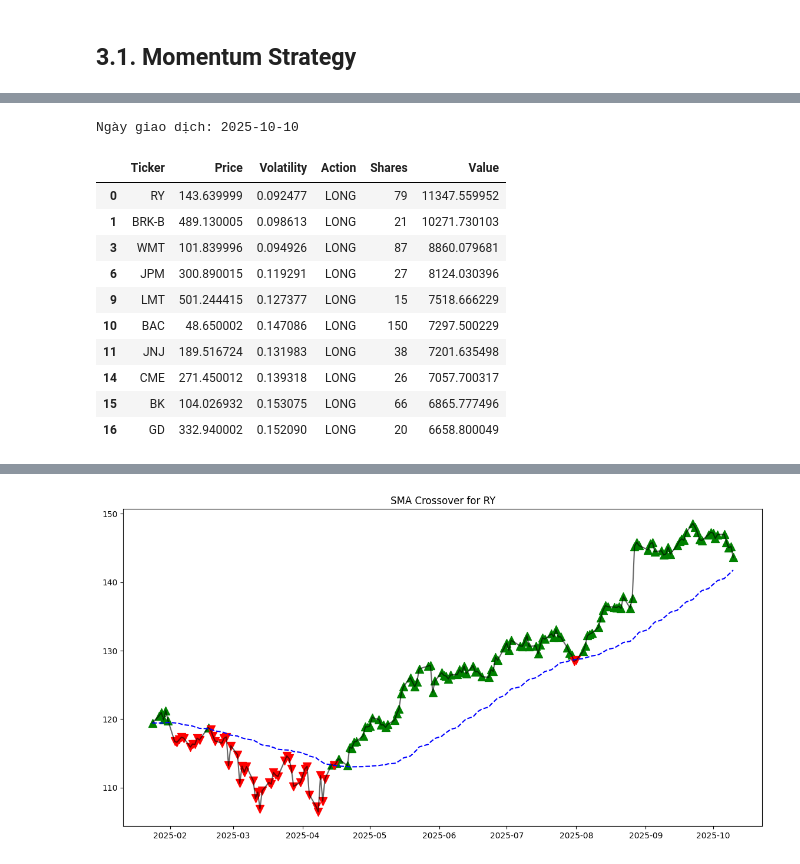
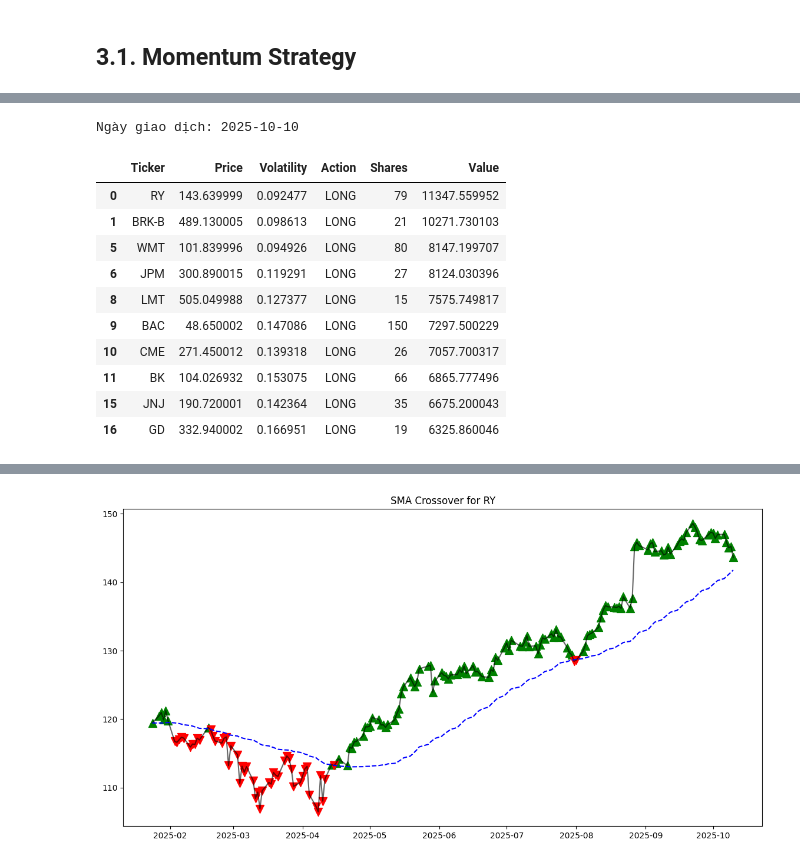
Before and after one commit to buibaongan/CF_Ngan23280071_Dung23280048, a Jupyter notebook: scripts-Final.ipynb, the cells around one changed output, grey strips where cells are left out. Cells and saved outputs as stored; diff of their text form; code cells hidden in the pictures.

```diff
--- a/scripts-Final.ipynb
+++ b/scripts-Final.ipynb
@@ -179,16 +178,0 @@ Ngày giao dịch: 2025-10-10
-# %%
-top_long, top_short = strategy.get_top_portfolio(top_n=10)
-top_long
-# %% [output]
-Ngày giao dịch: 2025-10-10
-|  | Ticker | Price | Volatility | Action | Shares | Value |
-| 0 | RY | 143.639999 | 0.092477 | LONG | 79 | 11347.559952 |
-| 1 | BRK-B | 489.130005 | 0.098613 | LONG | 21 | 10271.730103 |
-| 3 | WMT | 101.839996 | 0.094926 | LONG | 87 | 8860.079681 |
-| 6 | JPM | 300.890015 | 0.119291 | LONG | 27 | 8124.030396 |
-| 9 | LMT | 501.244415 | 0.127377 | LONG | 15 | 7518.666229 |
-| 10 | BAC | 48.650002 | 0.147086 | LONG | 150 | 7297.500229 |
-| 11 | JNJ | 189.516724 | 0.131983 | LONG | 38 | 7201.635498 |
-| 14 | CME | 271.450012 | 0.139318 | LONG | 26 | 7057.700317 |
-| 15 | BK | 104.026932 | 0.153075 | LONG | 66 | 6865.777496 |
-| 16 | GD | 332.940002 | 0.152090 | LONG | 20 | 6658.800049 |
@@ -196,0 +179,16 @@ top_short
+# %%
+long_df, short_df = strategy.get_portfolio(top_n=10)
+long_df.head(10)
+# %% [output]
+Ngày giao dịch: 2025-10-10
+|  | Ticker | Price | Volatility | Action | Shares | Value |
+| 0 | RY | 143.639999 | 0.092477 | LONG | 79 | 11347.559952 |
+| 1 | BRK-B | 489.130005 | 0.098613 | LONG | 21 | 10271.730103 |
+| 5 | WMT | 101.839996 | 0.094926 | LONG | 80 | 8147.199707 |
+| 6 | JPM | 300.890015 | 0.119291 | LONG | 27 | 8124.030396 |
+| 8 | LMT | 505.049988 | 0.127377 | LONG | 15 | 7575.749817 |
+| 9 | BAC | 48.650002 | 0.147086 | LONG | 150 | 7297.500229 |
+| 10 | CME | 271.450012 | 0.139318 | LONG | 26 | 7057.700317 |
+| 11 | BK | 104.026932 | 0.153075 | LONG | 66 | 6865.777496 |
+| 15 | JNJ | 190.720001 | 0.142364 | LONG | 35 | 6675.200043 |
+| 16 | GD | 332.940002 | 0.166951 | LONG | 19 | 6325.860046 |
```
Also changed, not shown: parts of 20 cells of this notebook, 4 other files.
